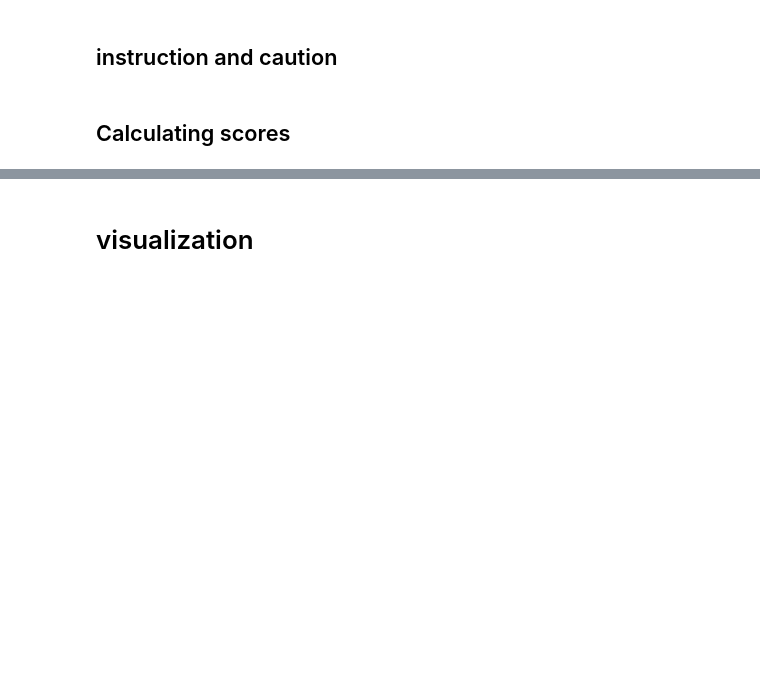
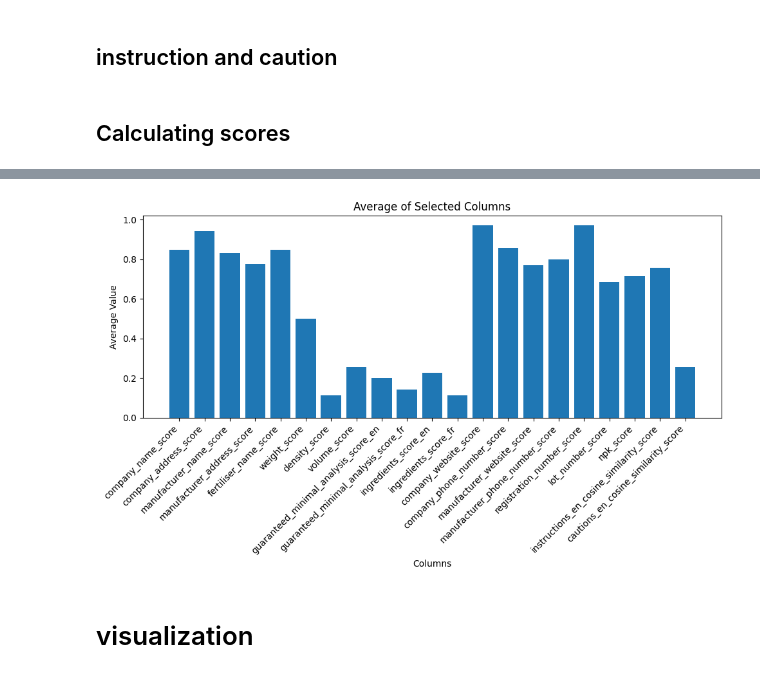
Before and after one commit to ai-cfia/fertiscan-pipeline, a Jupyter notebook: notebooks/metric.ipynb, the cells around one changed output, grey strips where cells are left out. Saved outputs shown, nothing was run; the diff lists cells and outputs as text; code cells hidden in the pictures; blank space fills up the shorter version.

Commit message:
feat: adding average score

```diff
--- a/notebooks/metric.ipynb
+++ b/notebooks/metric.ipynb
@@ -1630,7 +1630,8 @@ def calculate_jw_score_for_all_textual_fields(dataset, textual_fields):
         field_name1 = first_field + '_preprocessed'
         field_name2 = second_field + '_preprocessed'
         field_name = '_'.join(first_field.split('_')[2:])
-        dataset[field_name] = dataset.apply(lambda row: calc_jw_score(row, field_name1, field_name2), axis=1)
+        score_field = field_name + "_score"
+        dataset[score_field] = dataset.apply(lambda row: calc_jw_score(row, field_name1, field_name2), axis=1)
     return dataset
 # %% [markdown]
 ## nested fields
@@ -1864,3 +1885,25 @@ dataset.to_csv('with_scores.csv', index=False)
+# %%
+import matplotlib.pyplot as plt
+
+score_columns = ['company_name_score', 'company_address_score', 'manufacturer_name_score', 'manufacturer_address_score', 'fertiliser_name_score', 'weight_score', 'density_score', 'volume_score', 'guaranteed_minimal_analysis_score_en', 'guaranteed_minimal_analysis_score_fr', 'ingredients_score_en', 'ingredients_score_fr', 'company_website_score', 'company_phone_number_score', 'manufacturer_website_score', 'manufacturer_phone_number_score', 'registration_number_score', 'lot_number_score', 'npk_score', 'instructions_en_cosine_similarity_score', 'cautions_en_cosine_similarity_score']
+
+averages = dataset[score_columns].mean()
+
+# Plot the averages as a bar plot
+plt.figure(figsize=(10, 6))
+
+plt.bar(averages.index, averages.values)
+
+plt.xticks(rotation=45, ha='right')
+
+plt.xlabel('Columns')
+plt.ylabel('Average Value')
+plt.title('Average of Selected Columns')
+plt.tight_layout()
+
+plt.show()
+# %% [output]
+[figure, added]
 # %% [markdown]
 # visualization
 # %%
```
Also changed, not shown: parts of 1 cell of this notebook.
